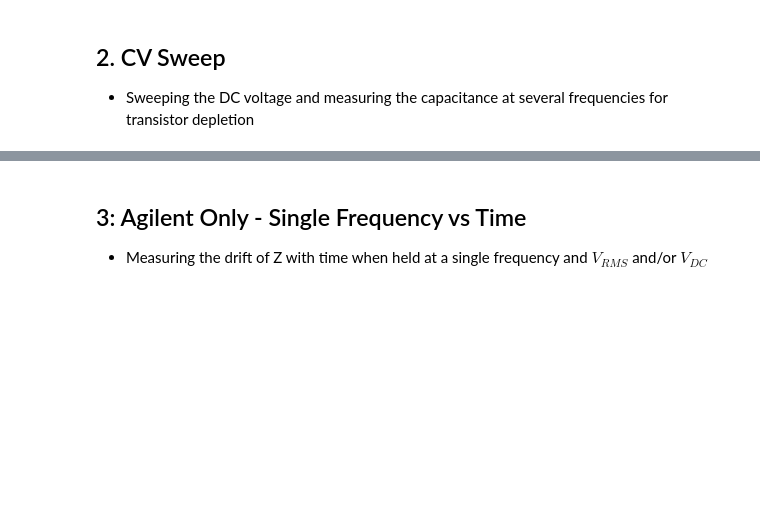
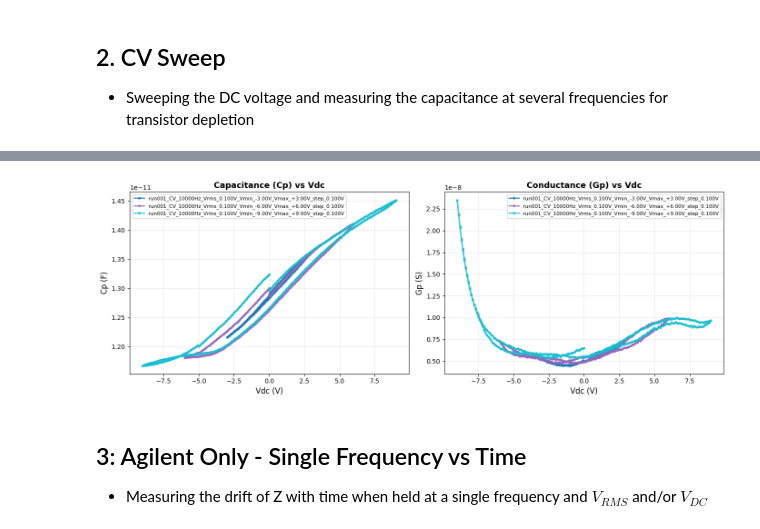
Before and after one commit to hc3413/Instrument_Control_Python, a Jupyter notebook: Jupyter Scripts/Agilent_Control.ipynb, the cells around one changed output, grey strips where cells are left out. Drawn from its saved outputs; the diff is of its cells as text; code cells hidden in the pictures; blank space fills up the shorter version.

```diff
--- a/Jupyter Scripts/Agilent_Control.ipynb
+++ b/Jupyter Scripts/Agilent_Control.ipynb
@@ -241,15 +235,15 @@ plot_measurement_comparison(data_dir, file_indices=[8,9,10, 11, 12, 13 ,14,15, 1
 # %%
 ### Step 1: Define CV Sweep Parameters
 # CV loop shape: 0 -> +Vmax -> Vmin -> 0
-Vmin = -5.0
-Vmax = 3.0
+Vmin = -9
+Vmax = 9
 Vstep = 0.1
 
 # AC condition list (outer loop). Use [0.05] for fixed Vrms.
-Vrms_points = [0.05]
+Vrms_points = [0.1]
 
 # Frequency list for CV scans
-freq_points = [1e3, 1e4]
+freq_points = [1e4]
 
 # Build ordered DC trajectory once
 Vdc_path = build_cv_bias_path(v_min=Vmin, v_max=Vmax, v_step=Vstep)
@@ -258,7 +252,7 @@ Vdc_path = build_cv_bias_path(v_min=Vmin, v_max=Vmax, v_step=Vstep)
 lcr.measurement_type = E4890A.MeasurementType.CPG
 
 # Output directory setup
-sweep_name = "cv_sweep_test"
+sweep_name = "CV_40umetchedcirc_dev1"
 data_dir = output_path / sweep_name
 data_dir.mkdir(parents=True, exist_ok=True)
 
@@ -333,13 +345,15 @@ print(f"Final run number = {run_count}")
 # %%
 ### Step 3: Plot CV results (all files or selected indices)
-sweep_name = "cv_sweep_test"
+#sweep_name = "40umetchedcirc_dev1"
 data_dir = output_path / sweep_name
 
 # Plot all CV files in directory
 plot_cv_comparison(data_dir, pattern="run*.csv", file_indices=None, figsize=(14, 5), show_legend=True)
 
 # Plot selected files only (example):
 # plot_cv_comparison(data_dir, pattern="run*.csv", file_indices=[0, 1], figsize=(14, 5), show_legend=True)
+# %% [output]
+[figure, added]
 # %% [markdown]
 ## 3: Agilent Only - Single Frequency vs Time
 - Measuring the drift of Z with time when held at a single frequency and $V_{RMS}$ and/or $V_{DC}$
```
Also changed, not shown: parts of 5 cells of this notebook.
